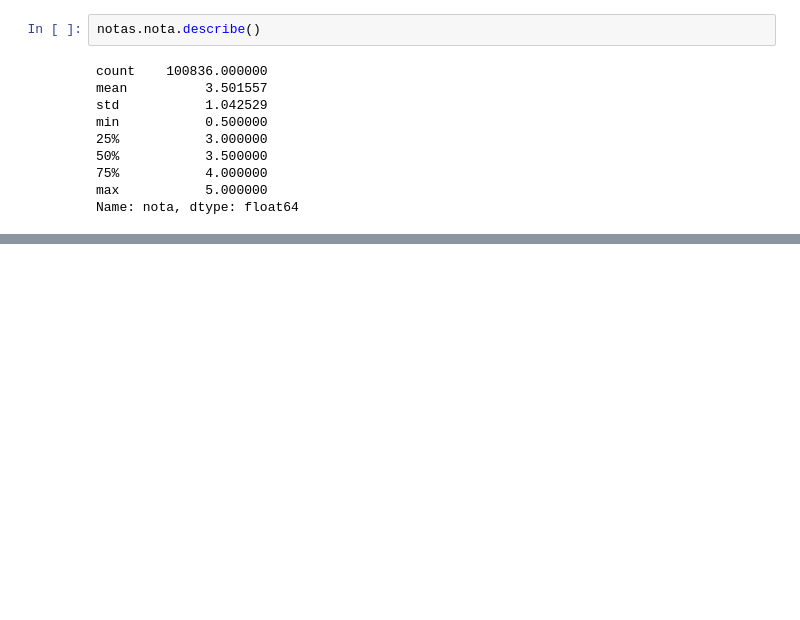
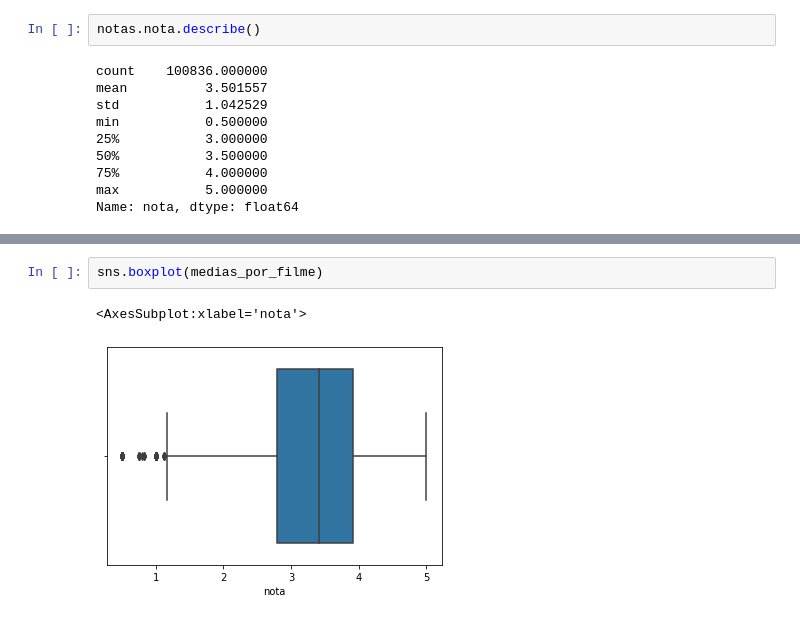
Before and after one commit to JulianaBergamini/movieLensDataScience, a Jupyter notebook: introducao.ipynb, the cells around one changed output, grey strips where cells are left out. Drawn from its saved outputs; the diff is of its cells as text; blank space fills up the shorter version.

```diff
--- a/introducao.ipynb
+++ b/introducao.ipynb
@@ -84,0 +127,5 @@ Name: nota, dtype: float64
+# %%
+sns.boxplot(medias_por_filme)
+# %% [output]
+<AxesSubplot:xlabel='nota'>
+[figure, added]
```
Also changed, not shown: parts of 10 cells of this notebook.
